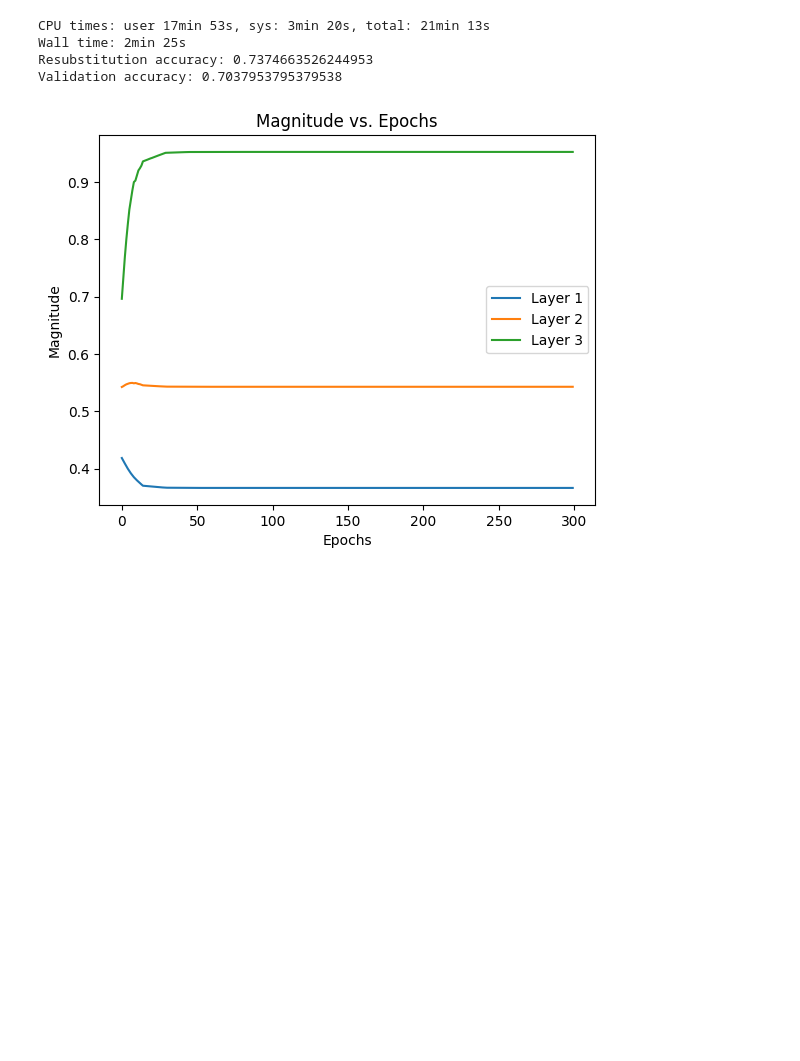
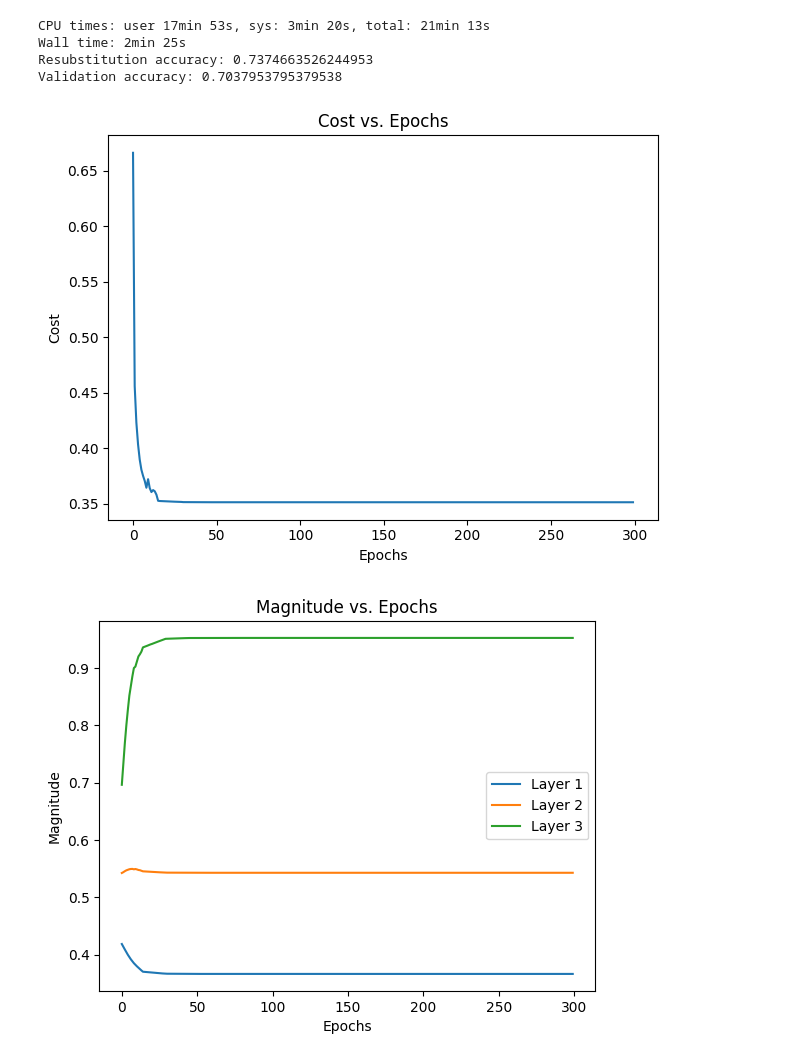
Before and after one commit to wyattsaltzman/ML-F23-Lab4, a Jupyter notebook: lab4.ipynb, the cells around one changed output. Drawn from its saved outputs; the diff is of its cells as text; code cells hidden in the pictures; blank space fills up the shorter version.

```diff
--- a/lab4.ipynb
+++ b/lab4.ipynb
@@ -953,6 +937,16 @@ CPU times: user 17min 53s, sys: 3min 20s, total: 21min 13s
 Wall time: 2min 25s
 Resubstitution accuracy: 0.7374663526244953
 Validation accuracy: 0.7037953795379538
+# %%
+# Plot the cross entropy loss
+plt.plot(range(len(nn.cost_)), nn.cost_)
+plt.title('Cost vs. Epochs')
+plt.ylabel('Cost')
+plt.xlabel('Epochs')
+plt.tight_layout()
+plt.show()
+# %% [output]
+[figure, added]
 # %%
 # graph the magnitudes for each layer versus the number of epochs
 fig, ax = plt.subplots()
```
Also changed, not shown: parts of 12 cells of this notebook.
